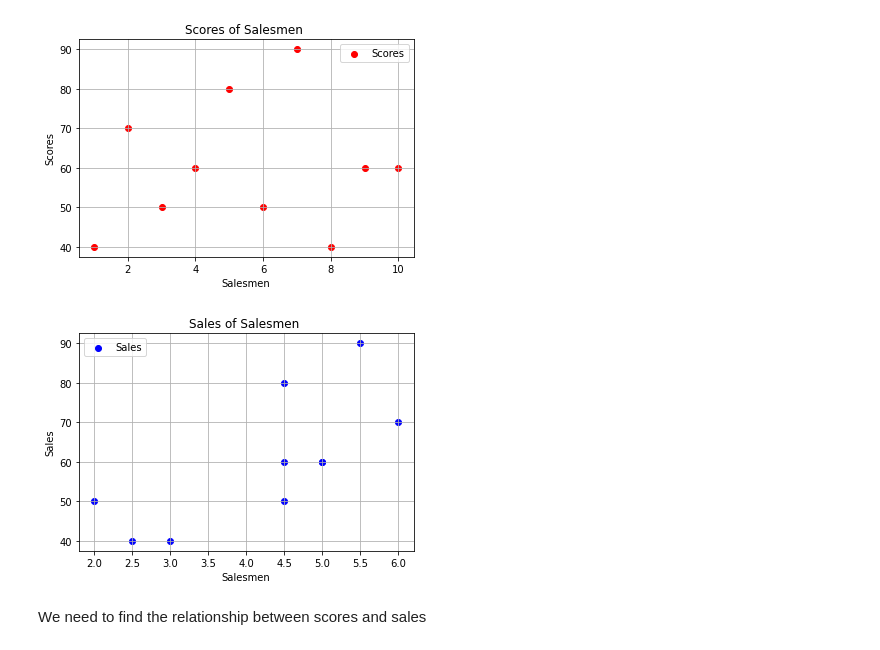
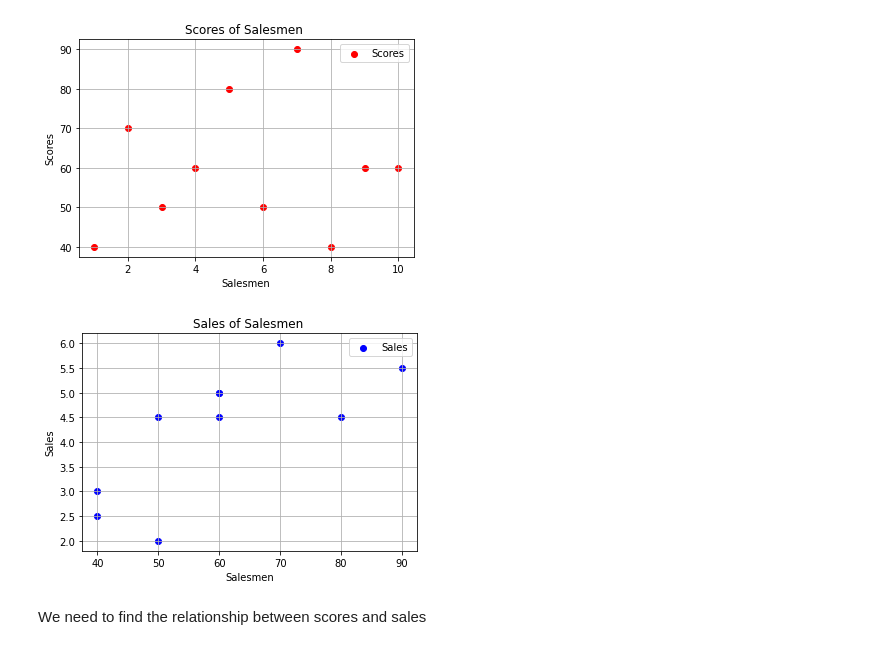
Before and after one commit to Varanasi-Software-Junction/vsjcolab, a Jupyter notebook: Beginning_Linear_Regression.ipynb, the cells around one changed output. Saved outputs shown, nothing was run; the diff lists cells and outputs as text; code cells hidden in the pictures.

```diff
--- a/Beginning_Linear_Regression.ipynb
+++ b/Beginning_Linear_Regression.ipynb
@@ -30,15 +30,15 @@ plt.show()
 # %% [output]
 [figure]
 # %%
-plt.scatter(sales,scores,color='blue',marker='o',label='Sales')
+plt.scatter(scores,sales,color='blue',marker='o',label='Sales')
 plt.grid()
 plt.xlabel('Salesmen')
 plt.ylabel('Sales')
 plt.title('Sales of Salesmen ')
 plt.legend()
 plt.show()
 # %% [output]
-[figure, old version]
+[figure, new version]
 # %% [markdown]
 We need to find the relationship between scores and sales
 # %%
```
